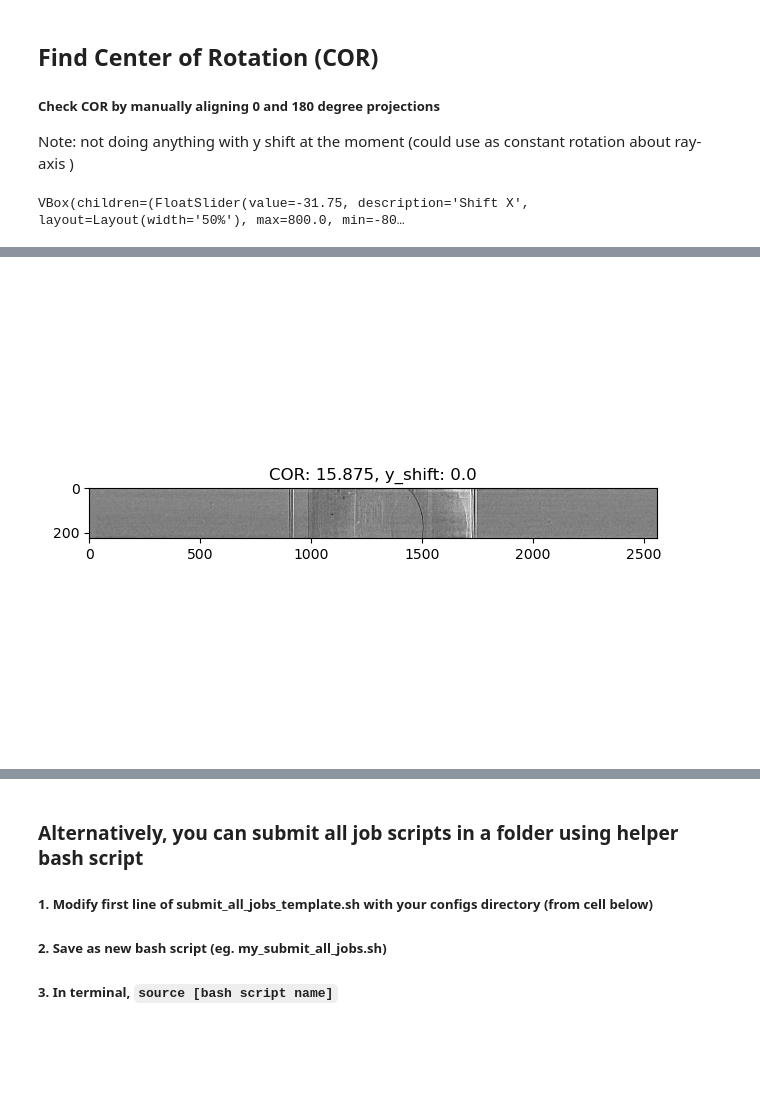
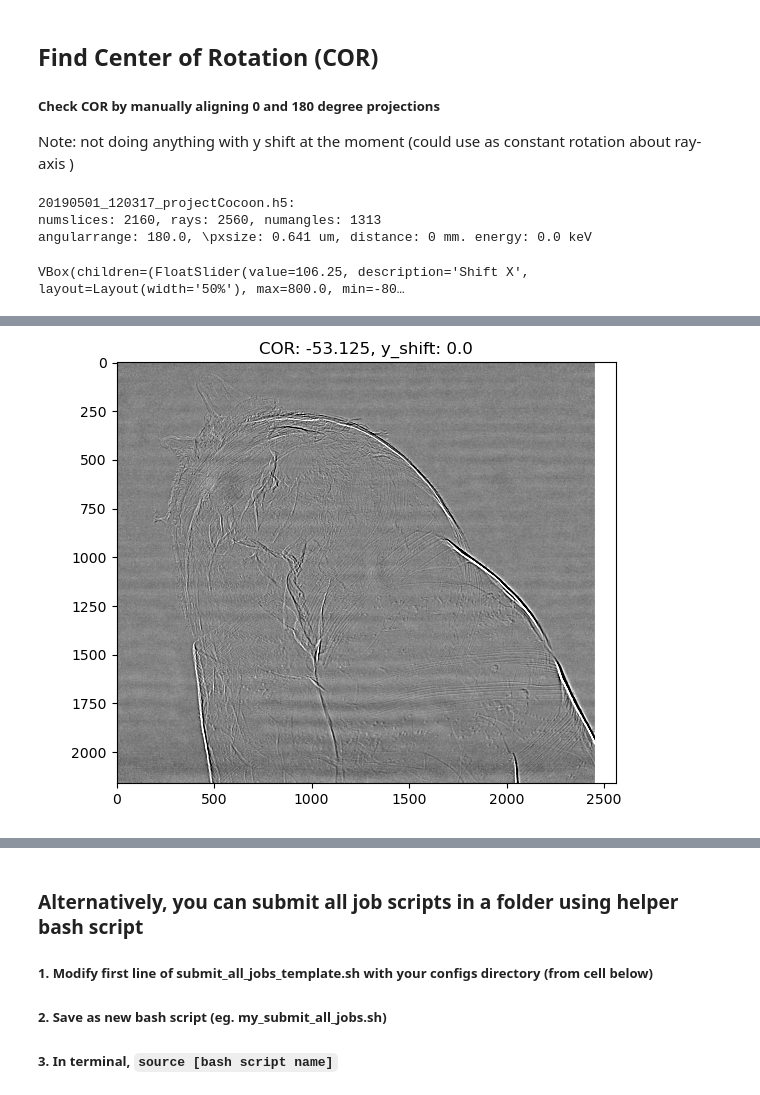
Before and after one commit to als-computing/microct, a Jupyter notebook: ALS_recon.ipynb, the cells around one changed output, grey strips where cells are left out. Saved outputs shown, nothing was run; the diff lists cells and outputs as text; code cells hidden in the pictures; blank space fills up the shorter version.

Commit message:
major update, changing names of subfunctions

```diff
--- a/ALS_recon.ipynb
+++ b/ALS_recon.ipynb
@@ -38,9 +39,8 @@ olefile module not found
 ## Choose Data
 # %%
 dataDir = "/global/cfs/cdirs/als/users/tomography_notebooks/example_data" # where is the raw data
-basepath = Path(dataDir)
-filelist, names = als.get_directory_filelist(dataDir)
-file_choice = als.make_file_selector(filelist, names, dataDir)
-widgets.Box([widgets.Label(value='Make a File Selection'), file_choice])
-display(file_choice)
+file_chooser = FileChooser(dataDir)
+file_chooser.filter_pattern = '*.h5' # only show .h5 files
+file_chooser.title = f'Choose data file'
+display(file_chooser)
 # %% [output]
@@ -50,16 +50,26 @@ interactive(children=(Select(description='files', layout=Layout(width='max-conte
 ##### Check COR by manually aligning 0 and 180 degree projections
 Note: not doing anything with y shift at the moment (could use as constant rotation about ray-axis )
 # %%
-metadata = als.read_metadata(file_choice.result[0], print_flag = False)
-tomo, _ = als.read_data(file_choice.result[0], proj=slice(0,None,metadata['numangles']-1), downsample_factor=None)
-cor_init = als.auto_find_cor(file_choice.result[0])
+if file_chooser.selected is None:
+    print("No datafile selected. Click Select to choose a datafile")
+    sys.exit()
+metadata = als.read_metadata(file_chooser.selected, print_flag = True)
+tomo, _ = als.read_data(file_chooser.selected, proj=slice(0,None,metadata['numangles']-1), downsample_factor=None, prelog=True)
+cor_init = als.auto_find_cor(file_chooser.selected) # cross-correlation based COR estimate
 first_proj, last_proj_flipped = tomo[0], np.fliplr(tomo[-1])
 
-axs, img, cor_sliders, cor_out = als.plot_0_and_180_proj_diff(first_proj,last_proj_flipped,
-                                                                                     init_cor=-2*cor_init,fignum=0)
+axs, img, cor_sliders, cor_out = als.plot_0_and_180_proj_diff(first_proj,
+                                                              last_proj_flipped,
+                                                              init_cor=-2*cor_init,
+                                                              # yshift=True,
+                                                              fignum=0)
+
 display(cor_sliders,cor_out)
 # %% [output]
-VBox(children=(FloatSlider(value=-31.75, description='Shift X', layout=Layout(width='50%'), max=800.0, min=-80…
+20190501_120317_projectCocoon.h5:
+numslices: 2160, rays: 2560, numangles: 1313
+angularrange: 180.0, \pxsize: 0.641 um, distance: 0 mm. energy: 0.0 keV
+VBox(children=(FloatSlider(value=106.25, description='Shift X', layout=Layout(width='50%'), max=800.0, min=-80…
 [interactive output not drawn]
-[figure, old version]
+[figure, new version]
 # %% [markdown]
```
Also changed, not shown: parts of 18 cells of this notebook, 5 other files.
